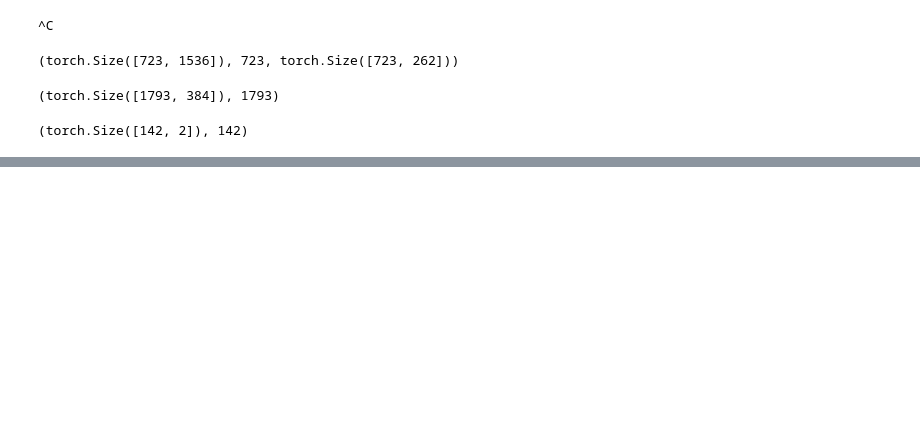
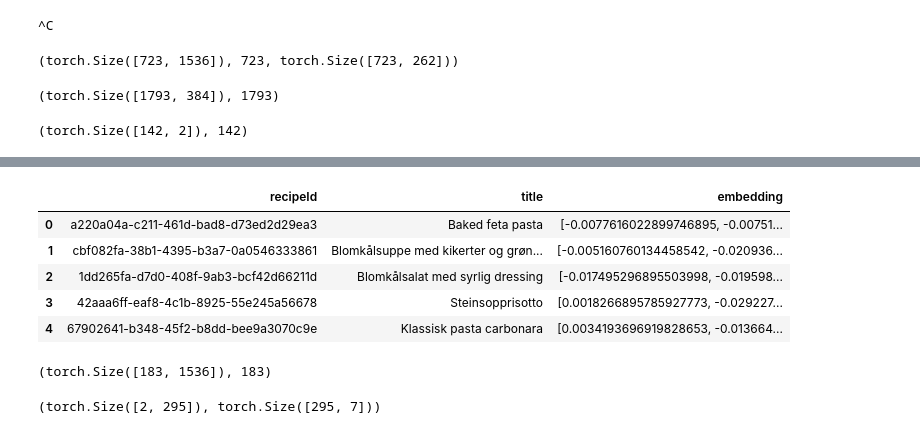
Before and after one commit to Eirsteir/ukesmeny, a Jupyter notebook: neo4j/GNN.ipynb, the cells around one changed output, grey strips where cells are left out. Saved outputs shown, nothing was run; the diff lists cells and outputs as text; code cells hidden in the pictures; blank space fills up the shorter version.

```diff
--- a/neo4j/GNN.ipynb
+++ b/neo4j/GNN.ipynb
@@ -402,0 +381,16 @@ Accuracy: 0.0
+# %%
+no_tag_query = """
+MATCH (n:Recipe)
+WHERE NOT (n)-[:HAS_TAG]->(:Tag)
+return n.recipieId as recipeId, n.title as title, n.openaiEmbeddings as embedding
+"""
+
+df = fetch_data(no_tag_query)
+df.head()
+# %% [output]
+|  | recipeId | title | embedding |
+| 0 | a220a04a-c211-461d-bad8-d73ed2d29ea3 | Baked feta pasta | [-0.0077616022899746895, -0.00751... |
+| 1 | cbf082fa-38b1-4395-b3a7-0a0546333861 | Blomkålsuppe med kikerter og grøn... | [-0.005160760134458542, -0.020936... |
+| 2 | 1dd265fa-d7d0-408f-9ab3-bcf42d66211d | Blomkålsalat med syrlig dressing | [-0.017495296895503998, -0.019598... |
+| 3 | 42aaa6ff-eaf8-4c1b-8925-55e245a56678 | Steinsopprisotto | [0.0018266895785927773, -0.029227... |
+| 4 | 67902641-b348-45f2-b8dd-bee9a3070c9e | Klassisk pasta carbonara | [0.0034193696919828653, -0.013664... |
@@ -402,0 +405,4 @@ Accuracy: 0.0
+# %%
+recipe_x.shape, len(recipe_mapping)
+# %% [output]
+(torch.Size([183, 1536]), 183)
@@ -402,0 +424,4 @@ Accuracy: 0.0
+# %%
+recipe_menu_edge_index.shape, recipe_menu_edge_label.shape
+# %% [output]
+(torch.Size([2, 295]), torch.Size([295, 7]))
```
Also changed, not shown: parts of 22 cells of this notebook.
